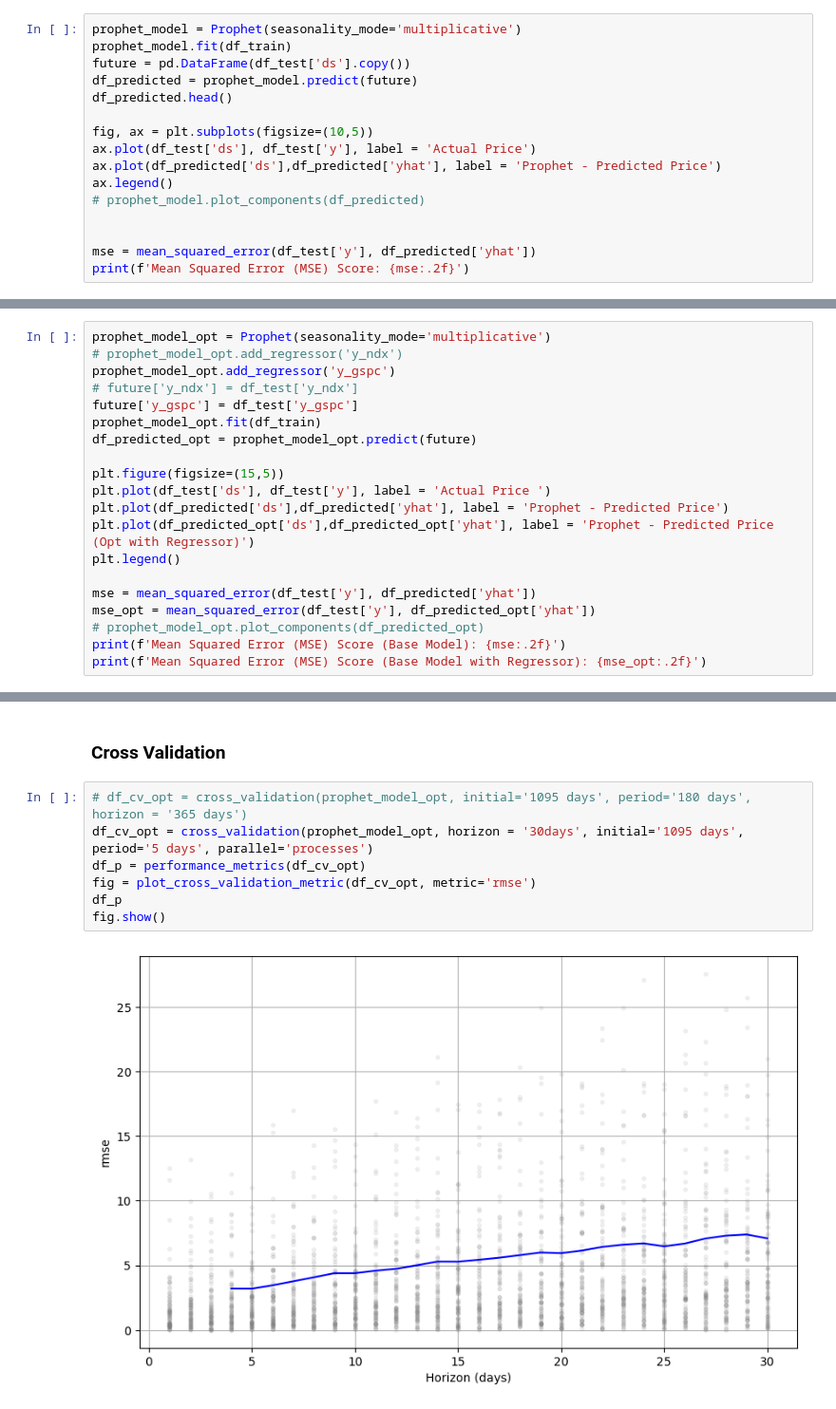
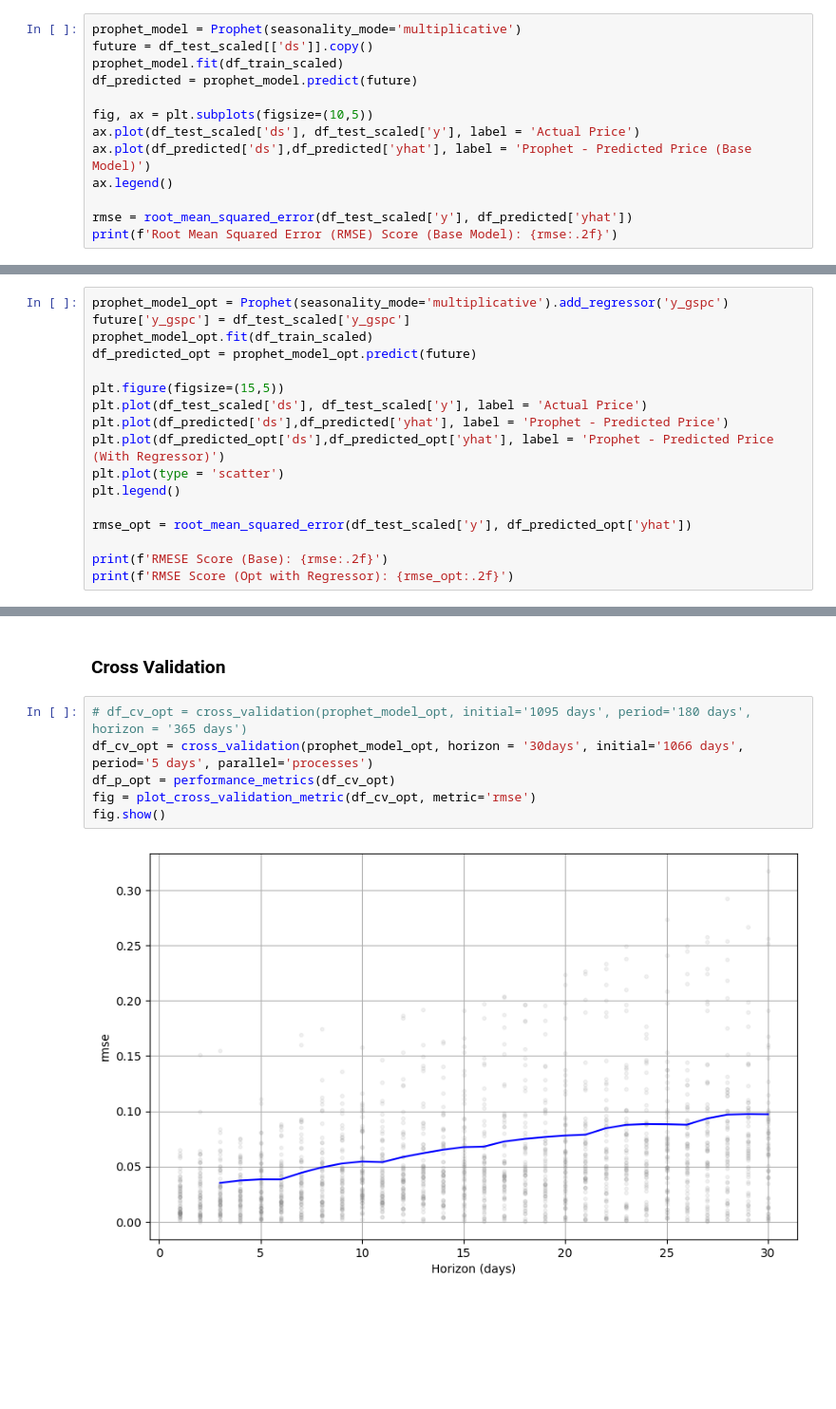
Before and after one commit to fadhilrezam/Time_Series_Forecasting_Stock_Market, a Jupyter notebook: main.ipynb, the cells around one changed output, grey strips where cells are left out. Shown at 95% size. Cells and saved outputs as stored; diff of their text form; blank space fills up the shorter version.

```diff
--- a/main.ipynb
+++ b/main.ipynb
@@ -263,17 +255,14 @@ future = pd.DataFrame({'ds':future_dates}) #Convert list into pandas dataframe w
 # %%
 prophet_model = Prophet(seasonality_mode='multiplicative')
-prophet_model.fit(df_train)
-future = pd.DataFrame(df_test['ds'].copy())
+future = df_test_scaled[['ds']].copy()
+prophet_model.fit(df_train_scaled)
 df_predicted = prophet_model.predict(future)
-df_predicted.head()
 
 fig, ax = plt.subplots(figsize=(10,5))
-ax.plot(df_test['ds'], df_test['y'], label = 'Actual Price')
-ax.plot(df_predicted['ds'],df_predicted['yhat'], label = 'Prophet - Predicted Price')
+ax.plot(df_test_scaled['ds'], df_test_scaled['y'], label = 'Actual Price')
+ax.plot(df_predicted['ds'],df_predicted['yhat'], label = 'Prophet - Predicted Price (Base Model)')
 ax.legend()
-# prophet_model.plot_components(df_predicted)
 
-
-mse = mean_squared_error(df_test['y'], df_predicted['yhat'])
-print(f'Mean Squared Error (MSE) Score: {mse:.2f}')
+rmse = root_mean_squared_error(df_test_scaled['y'], df_predicted['yhat'])
+print(f'Root Mean Squared Error (RMSE) Score (Base Model): {rmse:.2f}')
 # %% [output]
@@ -286,21 +275,18 @@ Mean Squared Error (MSE) Score: 13.58
 # %%
-prophet_model_opt = Prophet(seasonality_mode='multiplicative')
-# prophet_model_opt.add_regressor('y_ndx')
-prophet_model_opt.add_regressor('y_gspc')
-# future['y_ndx'] = df_test['y_ndx']
-future['y_gspc'] = df_test['y_gspc']
-prophet_model_opt.fit(df_train)
+prophet_model_opt = Prophet(seasonality_mode='multiplicative').add_regressor('y_gspc')
+future['y_gspc'] = df_test_scaled['y_gspc']
+prophet_model_opt.fit(df_train_scaled)
 df_predicted_opt = prophet_model_opt.predict(future)
 
 plt.figure(figsize=(15,5))
-plt.plot(df_test['ds'], df_test['y'], label = 'Actual Price ')
+plt.plot(df_test_scaled['ds'], df_test_scaled['y'], label = 'Actual Price')
 plt.plot(df_predicted['ds'],df_predicted['yhat'], label = 'Prophet - Predicted Price')
-plt.plot(df_predicted_opt['ds'],df_predicted_opt['yhat'], label = 'Prophet - Predicted Price (Opt with Regressor)')
+plt.plot(df_predicted_opt['ds'],df_predicted_opt['yhat'], label = 'Prophet - Predicted Price (With Regressor)')
+plt.plot(type = 'scatter')
 plt.legend()
 
-mse = mean_squared_error(df_test['y'], df_predicted['yhat'])
-mse_opt = mean_squared_error(df_test['y'], df_predicted_opt['yhat'])
-# prophet_model_opt.plot_components(df_predicted_opt)
-print(f'Mean Squared Error (MSE) Score (Base Model): {mse:.2f}')
-print(f'Mean Squared Error (MSE) Score (Base Model with Regressor): {mse_opt:.2f}')
+rmse_opt = root_mean_squared_error(df_test_scaled['y'], df_predicted_opt['yhat'])
+
+print(f'RMESE Score (Base): {rmse:.2f}')
+print(f'RMSE Score (Opt with Regressor): {rmse_opt:.2f}')
 # %% [output]
@@ -313,10 +304,9 @@ Mean Squared Error (MSE) Score (Base Model with Regressor): 9.37
 ### Cross Validation
 # %%
 # df_cv_opt = cross_validation(prophet_model_opt, initial='1095 days', period='180 days', horizon = '365 days')
-df_cv_opt = cross_validation(prophet_model_opt, horizon = '30days', initial='1095 days', period='5 days', parallel='processes')
-df_p = performance_metrics(df_cv_opt)
+df_cv_opt = cross_validation(prophet_model_opt, horizon = '30days', initial='1066 days', period='5 days', parallel='processes')
+df_p_opt = performance_metrics(df_cv_opt)
 fig = plot_cross_validation_metric(df_cv_opt, metric='rmse')
-df_p
 fig.show()
 # %% [output]
-[figure, old version]
+[figure, new version]
```
Also changed, not shown: parts of 38 cells of this notebook, 6 other files.
